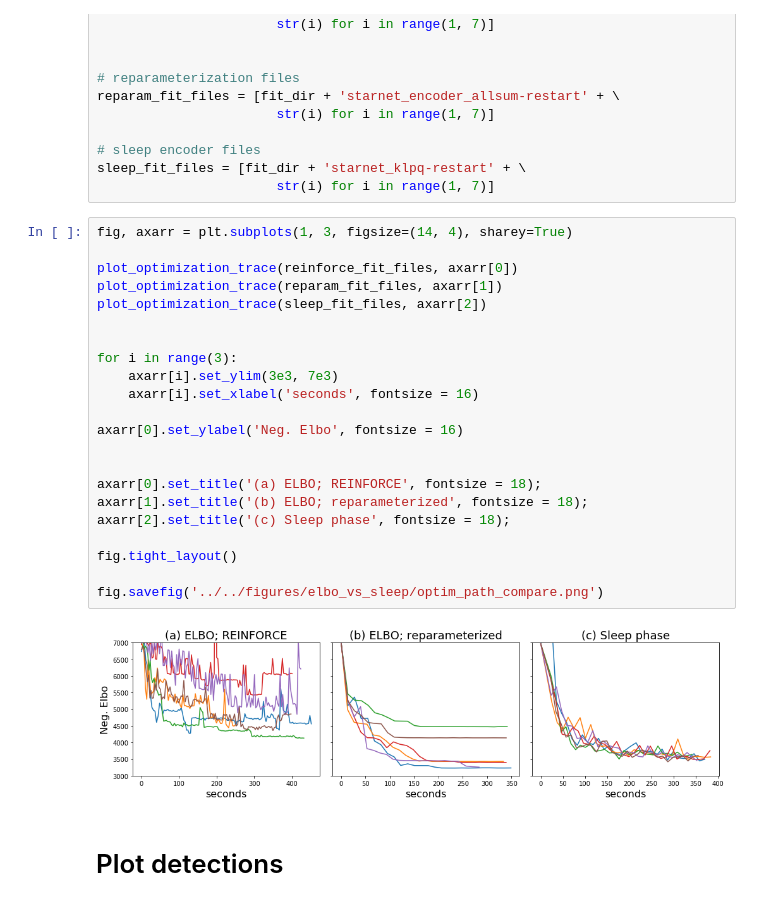
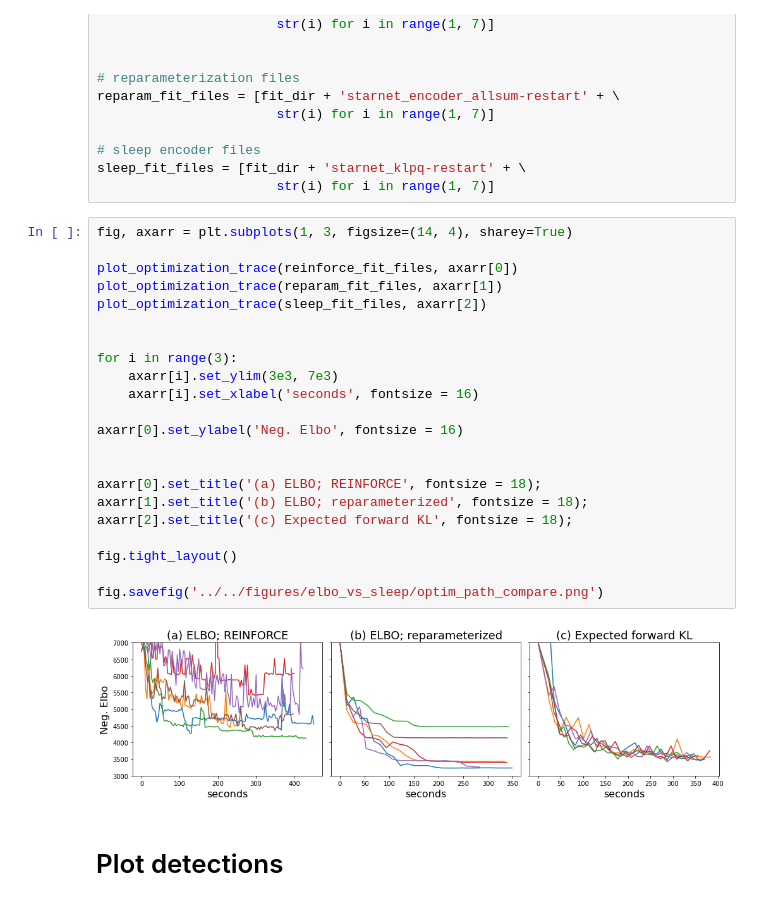
Before and after one commit to Runjing-Liu120/DeblendingStarfields, a Jupyter notebook: experiments_elbo_vs_sleep/jupyter/sleep_elbo_compare.ipynb, the cells around one changed output. Saved outputs shown, nothing was run; the diff lists cells and outputs as text.

```diff
--- a/experiments_elbo_vs_sleep/jupyter/sleep_elbo_compare.ipynb
+++ b/experiments_elbo_vs_sleep/jupyter/sleep_elbo_compare.ipynb
@@ -66,27 +66,27 @@ sleep_fit_files = [fit_dir + 'starnet_klpq-restart' + \
 # %%
 fig, axarr = plt.subplots(1, 3, figsize=(14, 4), sharey=True)
 
 plot_optimization_trace(reinforce_fit_files, axarr[0])
 plot_optimization_trace(reparam_fit_files, axarr[1])
 plot_optimization_trace(sleep_fit_files, axarr[2])
 
 
 for i in range(3):
     axarr[i].set_ylim(3e3, 7e3)
     axarr[i].set_xlabel('seconds', fontsize = 16)
 
 axarr[0].set_ylabel('Neg. Elbo', fontsize = 16)
 
 
 axarr[0].set_title('(a) ELBO; REINFORCE', fontsize = 18);
 axarr[1].set_title('(b) ELBO; reparameterized', fontsize = 18);
-axarr[2].set_title('(c) Sleep phase', fontsize = 18);
+axarr[2].set_title('(c) Expected forward KL', fontsize = 18);
 
 fig.tight_layout()
 
 fig.savefig('../../figures/elbo_vs_sleep/optim_path_compare.png')
 # %% [output]
-[figure, old version]
+[figure, new version]
 # %% [markdown]
 # Plot detections
 # %% [markdown]
```
Also changed, not shown: parts of 1 cell of this notebook, 6 other files.
